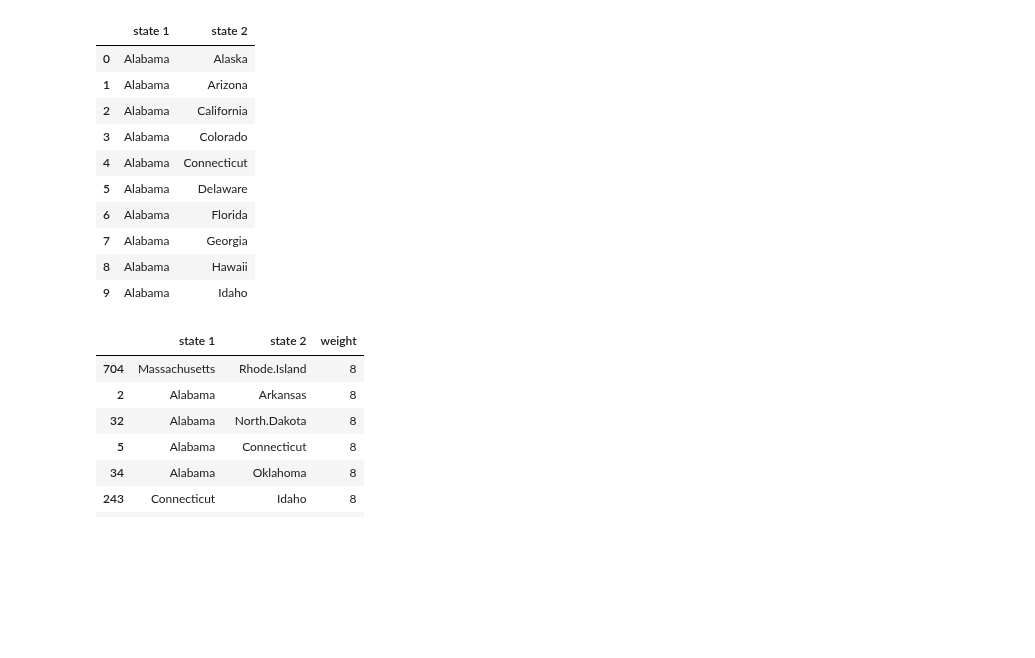
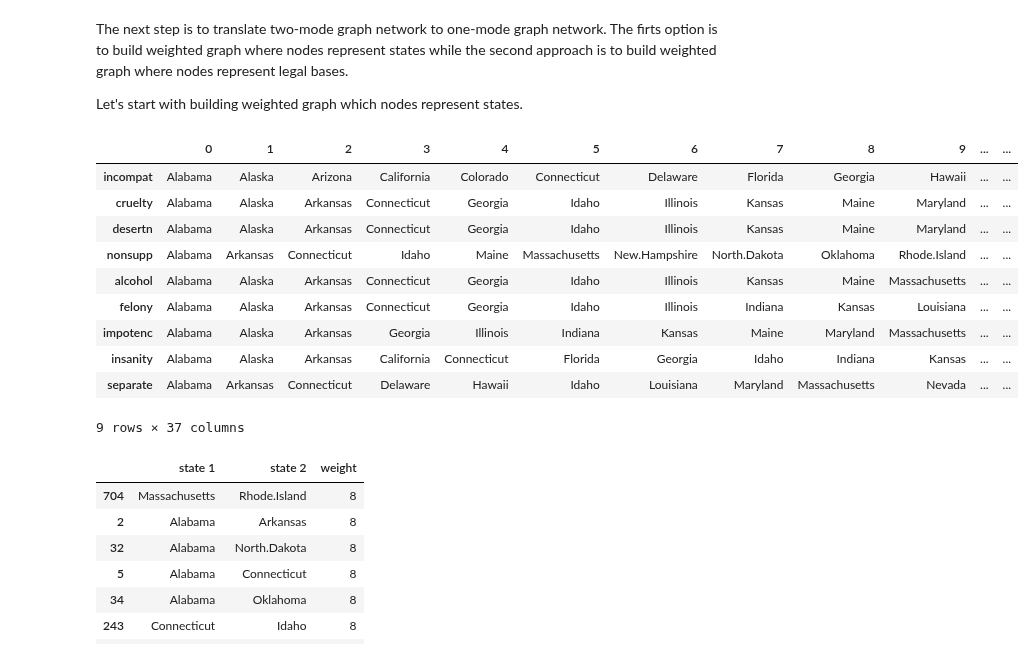
Before and after one commit to olga0503/DATA-620, a Jupyter notebook: Week_7_Assignment.ipynb, the cells around one changed output. Cells and saved outputs as stored; diff of their text form; code cells hidden in the pictures; blank space fills up the shorter version.

```diff
--- a/Week_7_Assignment.ipynb
+++ b/Week_7_Assignment.ipynb
@@ -14,6 +18,7 @@ import matplotlib.pyplot as plt
 from matplotlib.pyplot import figure
 import re
 from itertools import combinations
+
 
 #import data from dat file using StringIO library
 
@@ -69,7 +74,10 @@ temp=u"""
 1 0 0 0 0 0 0 0 1
 1 0 0 0 0 0 0 1 1"""
 
+#states
 states = ["Alabama","Alaska","Arizona","Arkansas","California","Colorado","Connecticut","Delaware","Florida","Georgia","Hawaii","Idaho","Illinois","Indiana","Iowa","Kansas","Kentucky","Louisiana","Maine","Maryland","Massachusetts","Michigan","Minnesota","Mississippi","Missouri","Montana","Nebraska","Nevada","New.Hampshire","New.Jersey","New.Mexico","New.York","North.Carolina","North.Dakota","Ohio","Oklahoma","Oregon","Pennsylvania","Rhode.Island","South.Carolina","South.Dakota","Tennessee","Texas","Utah","Vermont","Virginia","Washington","West.Virginia","Wisconsin","Wyoming"]
+
+#legal bases
 legal_bases  = ["incompat","cruelty","desertn","nonsupp","alcohol","felony","impotenc","insanity","separate"]
 
 #reads data to pandas data frame
@@ -79,3 +87,6 @@ df = pd.read_csv(StringIO(temp),
 
 
 df.set_index(pd.Index(states),inplace = True)
+
+#displays 10 top records
+df.head(10)
@@ -82,35 +105,29 @@ df.set_index(pd.Index(states),inplace = True)
+# %% [markdown]
+The next step is to translate two-mode graph network to one-mode graph network. The firts option is to build weighted graph where nodes represent states while the second approach is to build weighted graph where nodes represent legal bases.
+
+Let's start with building weighted graph which nodes represent states.
 # %%
-#build weighted graph where nodes represent states
-
 states_common_bases_list=[]
 
 for legal_base in list(df.columns):
     #states that allow a certain legal base (for example, all states that allow divorces due to incompatability)
     states_common_bases =list(df[df.loc[:,legal_base]==1].index)
     #stores lists of states for each legal base
     states_common_bases_list.append(states_common_bases)
 
-
-#finds all combinations of two states (that represent graph's edges)
-
-states_common_bases_pairs_list=[]
-for states_set in states_common_bases_list:
-    states_pairs = list(combinations(states_set, 2))
-    states_common_bases_pairs_list += states_pairs
-
-#stores graph edges
-edges = pd.DataFrame(states_common_bases_pairs_list,columns=['state 1','state 2'])
-edges.head(10)
+df = pd.DataFrame(states_common_bases_list)
+df.set_index(pd.Index(legal_bases),inplace = True)
+df
 # %% [output]
-|  | state 1 | state 2 |
-| 0 | Alabama | Alaska |
-| 1 | Alabama | Arizona |
-| 2 | Alabama | California |
-| 3 | Alabama | Colorado |
-| 4 | Alabama | Connecticut |
-| 5 | Alabama | Delaware |
-| 6 | Alabama | Florida |
-| 7 | Alabama | Georgia |
-| 8 | Alabama | Hawaii |
-| 9 | Alabama | Idaho |
+|  | 0 | 1 | 2 | 3 | 4 | 5 | 6 | 7 | 8 | 9 | ... | ... |
+| incompat | Alabama | Alaska | Arizona | California | Colorado | Connecticut | Delaware | Florida | Georgia | Hawaii | ... | ... |
+| cruelty | Alabama | Alaska | Arkansas | Connecticut | Georgia | Idaho | Illinois | Kansas | Maine | Maryland | ... | ... |
+| desertn | Alabama | Alaska | Arkansas | Connecticut | Georgia | Idaho | Illinois | Kansas | Maine | Maryland | ... | ... |
+| nonsupp | Alabama | Arkansas | Connecticut | Idaho | Maine | Massachusetts | New.Hampshire | North.Dakota | Oklahoma | Rhode.Island | ... | ... |
+| alcohol | Alabama | Alaska | Arkansas | Connecticut | Georgia | Idaho | Illinois | Kansas | Maine | Massachusetts | ... | ... |
+| felony | Alabama | Alaska | Arkansas | Connecticut | Georgia | Idaho | Illinois | Indiana | Kansas | Louisiana | ... | ... |
+| impotenc | Alabama | Alaska | Arkansas | Georgia | Illinois | Indiana | Kansas | Maine | Maryland | Massachusetts | ... | ... |
+| insanity | Alabama | Alaska | Arkansas | California | Connecticut | Florida | Georgia | Idaho | Indiana | Kansas | ... | ... |
+| separate | Alabama | Arkansas | Connecticut | Delaware | Hawaii | Idaho | Louisiana | Maryland | Massachusetts | Nevada | ... | ... |
+9 rows × 37 columns
 # %%
```
Also changed, not shown: parts of 6 cells of this notebook.
